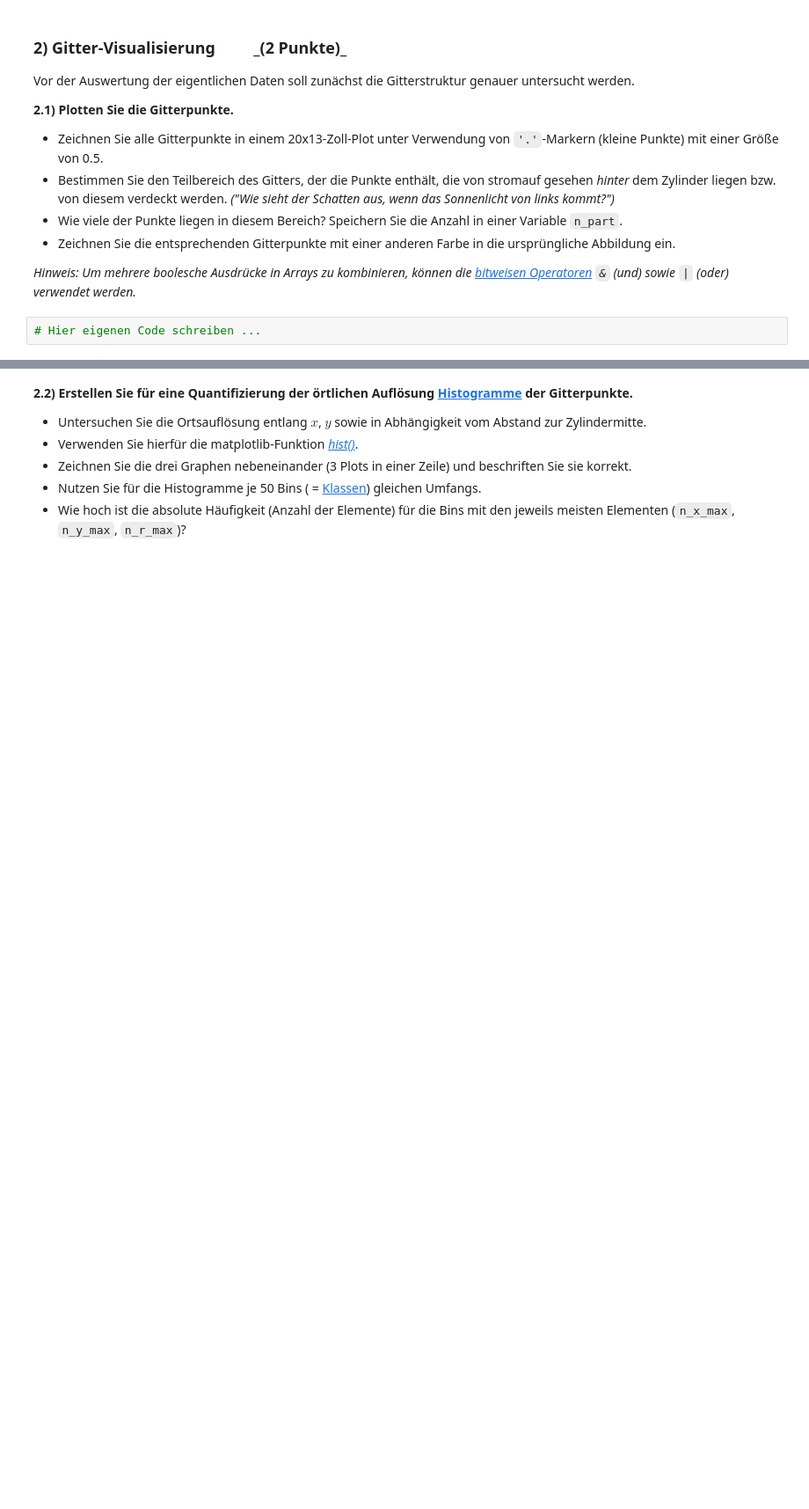
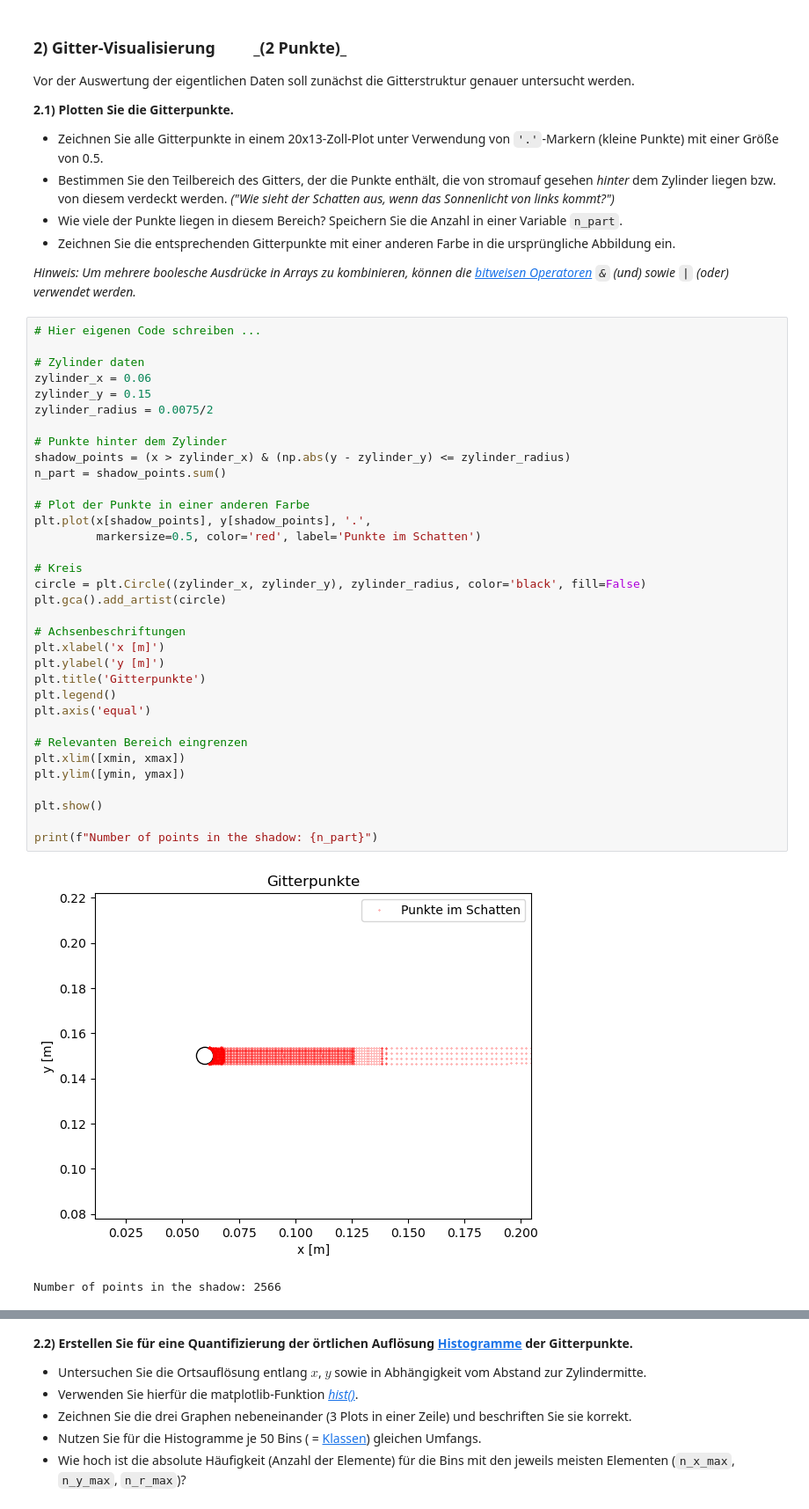
Before and after one commit to glueckf/Python-f-r-Ingenieure, a Jupyter notebook: PA3.ipynb, the cells around one changed output, grey strips where cells are left out. Shown at 88% size. Cells and saved outputs as stored; diff of their text form; blank space fills up the shorter version.

```diff
--- a/PA3.ipynb
+++ b/PA3.ipynb
@@ -103,6 +103,41 @@ Vor der Auswertung der eigentlichen Daten soll zunächst die Gitterstruktur gena
 _Hinweis: Um mehrere boolesche Ausdrücke in Arrays zu kombinieren, können die [bitweisen Operatoren](https://wiki.python.org/moin/BitwiseOperators) `&` (und) sowie `|` (oder) verwendet werden._
 # %%
 # Hier eigenen Code schreiben ...
+
+# Zylinder daten
+zylinder_x = 0.06
+zylinder_y = 0.15
+zylinder_radius = 0.0075/2
+
+# Punkte hinter dem Zylinder
+shadow_points = (x > zylinder_x) & (np.abs(y - zylinder_y) <= zylinder_radius)
+n_part = shadow_points.sum()
+
+# Plot der Punkte in einer anderen Farbe
+plt.plot(x[shadow_points], y[shadow_points], '.',
+         markersize=0.5, color='red', label='Punkte im Schatten')
+
+# Kreis
+circle = plt.Circle((zylinder_x, zylinder_y), zylinder_radius, color='black', fill=False)
+plt.gca().add_artist(circle)
+
+# Achsenbeschriftungen
+plt.xlabel('x [m]')
+plt.ylabel('y [m]')
+plt.title('Gitterpunkte')
+plt.legend()
+plt.axis('equal')
+
+# Relevanten Bereich eingrenzen
+plt.xlim([xmin, xmax])
+plt.ylim([ymin, ymax])
+
+plt.show()
+
+print(f"Number of points in the shadow: {n_part}")
+# %% [output]
+[figure, added]
+Number of points in the shadow: 2566
 # %%
 # Hier ist ein Plausibilitätstest:
 assert 500<n_part<5000
```
Also changed, not shown: parts of 2 cells of this notebook.
